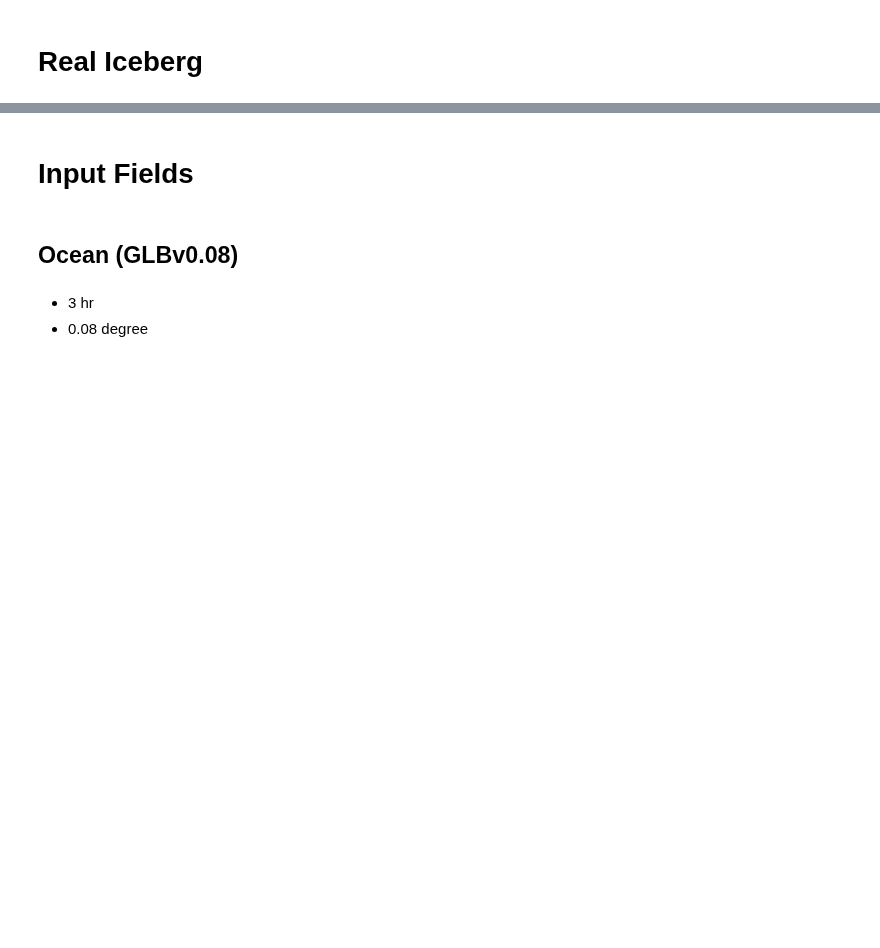
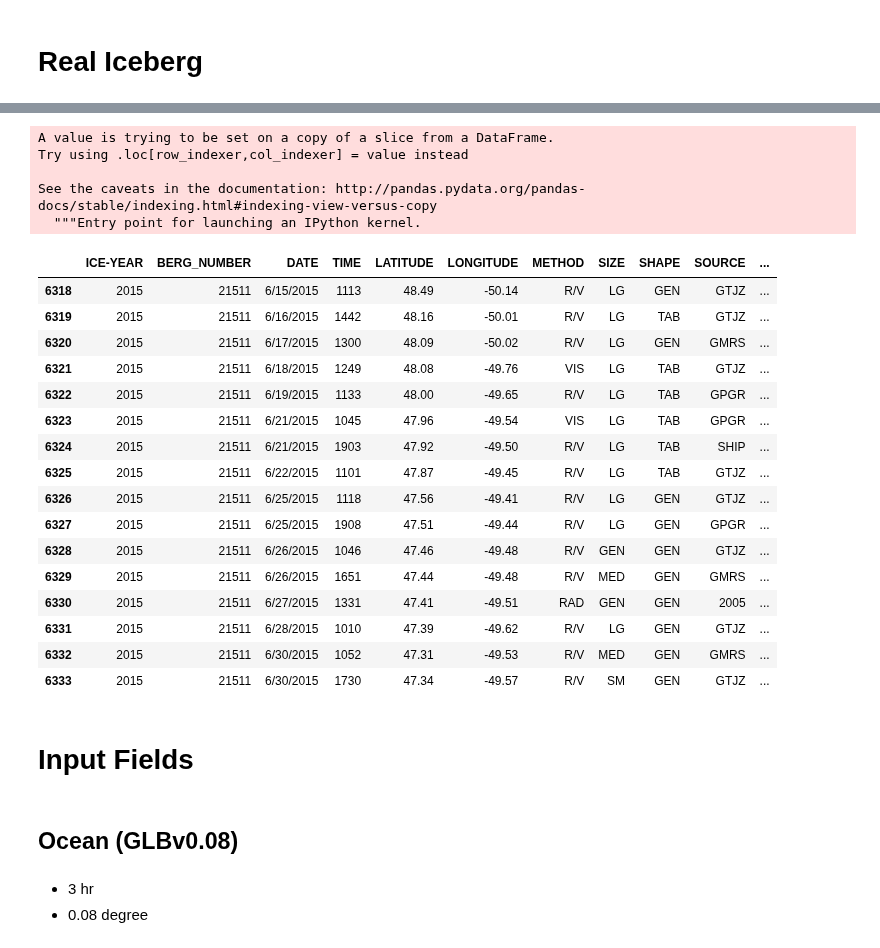
Before and after one commit to evankielley/IceDEF, a Jupyter notebook: notebooks/model_notebook.ipynb, the cells around one changed output, grey strips where cells are left out. Drawn from its saved outputs; the diff is of its cells as text; code cells hidden in the pictures; blank space fills up the shorter version.

```diff
--- a/notebooks/model_notebook.ipynb
+++ b/notebooks/model_notebook.ipynb
@@ -24,3 +32,6 @@ n = df.BERG_NUMBER.mode()[0]
 real_berg = df.loc[df['BERG_NUMBER'] == n]
 # %%
 real_berg_track = real_berg.loc[6318:6333]
+# %%
+some_dates = real_berg_track.DATE + ' ' + real_berg_track.TIME.astype(str)
+pd.to_datetime(some_dates)
@@ -27,3 +56,31 @@ real_berg_track = real_berg.loc[6318:6333]
+# %%
+real_berg_track['time'] = pd.to_datetime(some_dates)
+# %% [output]
+A value is trying to be set on a copy of a slice from a DataFrame.
+Try using .loc[row_indexer,col_indexer] = value instead
+
+See the caveats in the documentation: http://pandas.pydata.org/pandas-docs/stable/indexing.html#indexing-view-versus-copy
+  """Entry point for launching an IPython kernel.
+# %%
+real_berg_track
+# %% [output]
+|  | ICE-YEAR | BERG_NUMBER | DATE | TIME | LATITUDE | LONGITUDE | METHOD | SIZE | SHAPE | SOURCE | ... |
+| 6318 | 2015 | 21511 | 6/15/2015 | 1113 | 48.49 | -50.14 | R/V | LG | GEN | GTJZ | ... |
+| 6319 | 2015 | 21511 | 6/16/2015 | 1442 | 48.16 | -50.01 | R/V | LG | TAB | GTJZ | ... |
+| 6320 | 2015 | 21511 | 6/17/2015 | 1300 | 48.09 | -50.02 | R/V | LG | GEN | GMRS | ... |
+| 6321 | 2015 | 21511 | 6/18/2015 | 1249 | 48.08 | -49.76 | VIS | LG | TAB | GTJZ | ... |
+| 6322 | 2015 | 21511 | 6/19/2015 | 1133 | 48.00 | -49.65 | R/V | LG | TAB | GPGR | ... |
+| 6323 | 2015 | 21511 | 6/21/2015 | 1045 | 47.96 | -49.54 | VIS | LG | TAB | GPGR | ... |
+| 6324 | 2015 | 21511 | 6/21/2015 | 1903 | 47.92 | -49.50 | R/V | LG | TAB | SHIP | ... |
+| 6325 | 2015 | 21511 | 6/22/2015 | 1101 | 47.87 | -49.45 | R/V | LG | TAB | GTJZ | ... |
+| 6326 | 2015 | 21511 | 6/25/2015 | 1118 | 47.56 | -49.41 | R/V | LG | GEN | GTJZ | ... |
+| 6327 | 2015 | 21511 | 6/25/2015 | 1908 | 47.51 | -49.44 | R/V | LG | GEN | GPGR | ... |
+| 6328 | 2015 | 21511 | 6/26/2015 | 1046 | 47.46 | -49.48 | R/V | GEN | GEN | GTJZ | ... |
+| 6329 | 2015 | 21511 | 6/26/2015 | 1651 | 47.44 | -49.48 | R/V | MED | GEN | GMRS | ... |
+| 6330 | 2015 | 21511 | 6/27/2015 | 1331 | 47.41 | -49.51 | RAD | GEN | GEN | 2005 | ... |
+| 6331 | 2015 | 21511 | 6/28/2015 | 1010 | 47.39 | -49.62 | R/V | LG | GEN | GTJZ | ... |
+| 6332 | 2015 | 21511 | 6/30/2015 | 1052 | 47.31 | -49.53 | R/V | MED | GEN | GMRS | ... |
+| 6333 | 2015 | 21511 | 6/30/2015 | 1730 | 47.34 | -49.57 | R/V | SM | GEN | GTJZ | ... |
 # %% [markdown]
 # Input Fields
 # %% [markdown]
```
Also changed, not shown: parts of 14 cells of this notebook.
